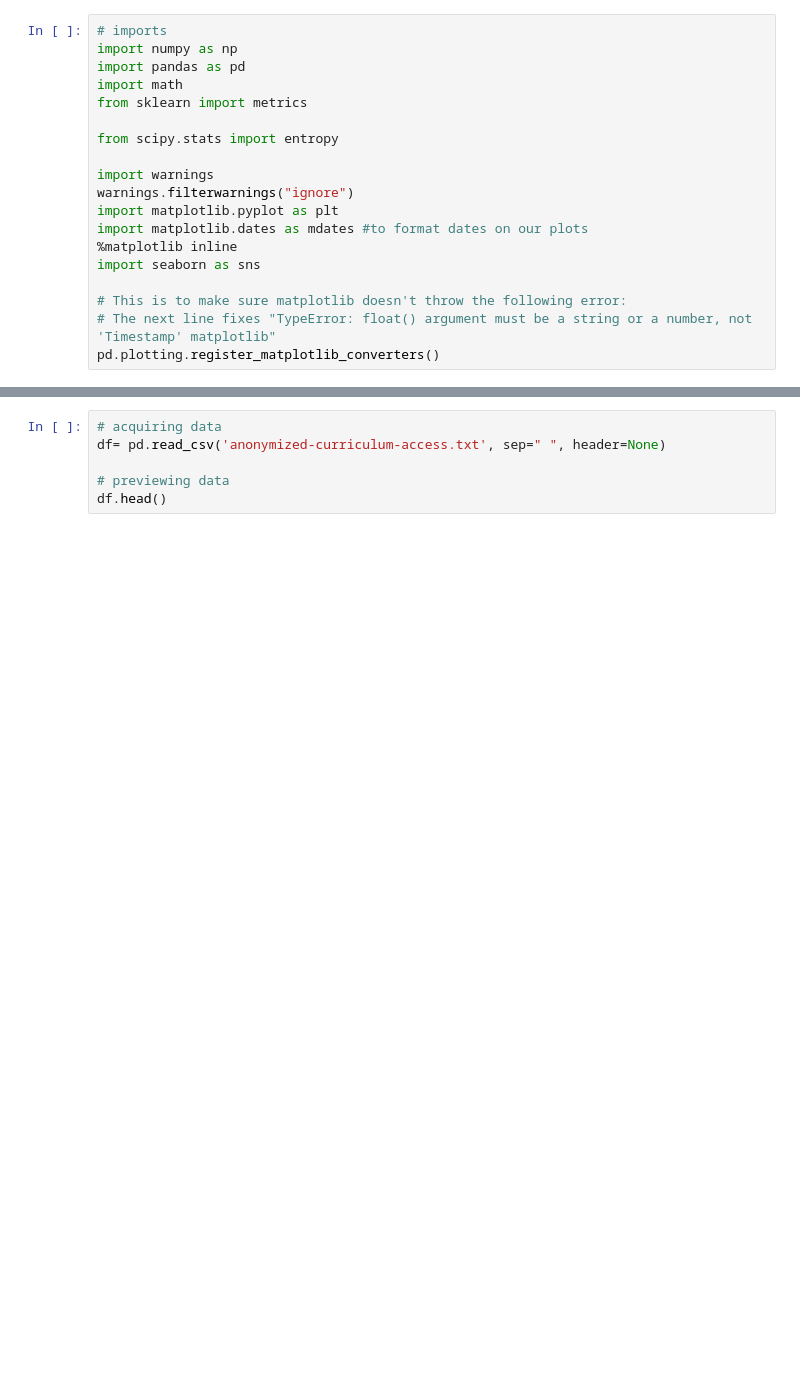
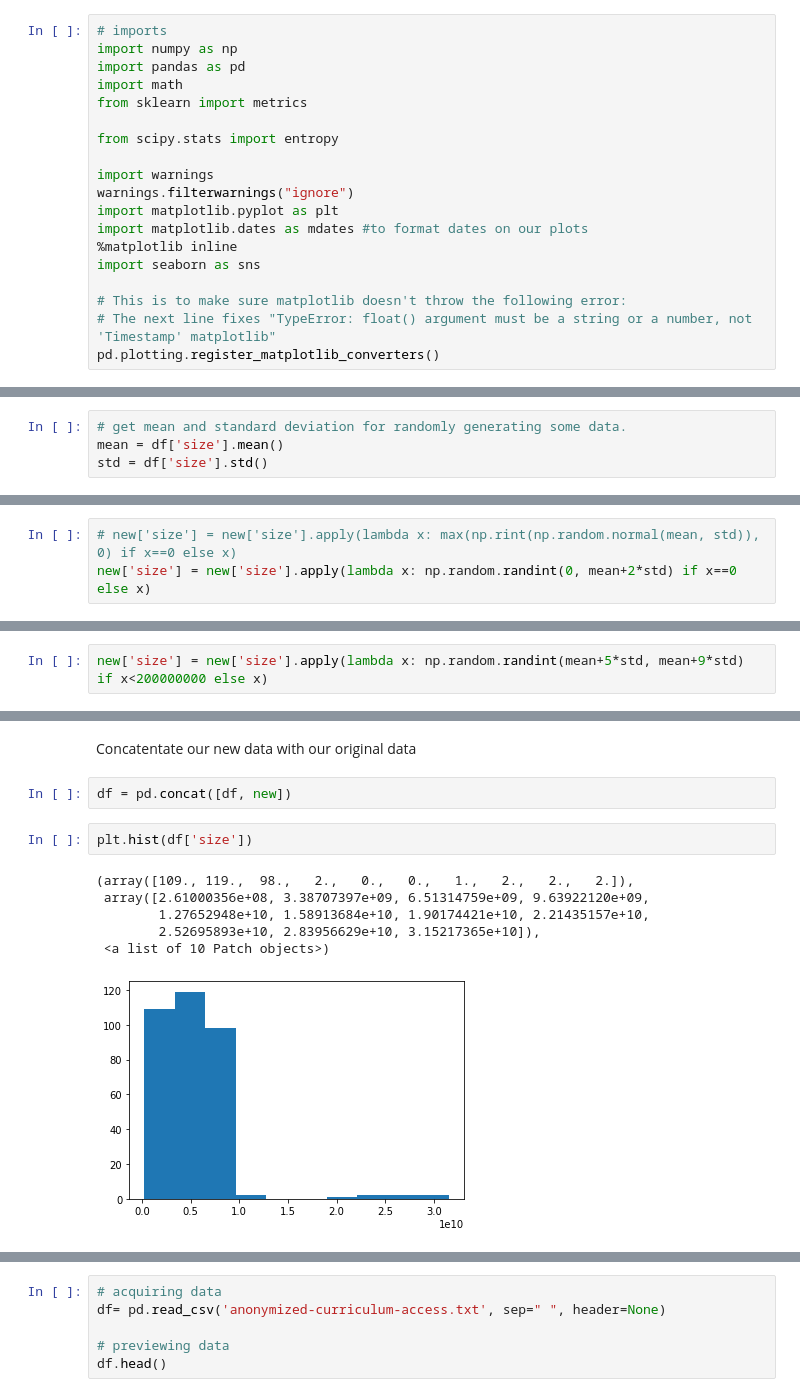
Before and after one commit to SamuelD-Data/anomaly-detection-exercises, a Jupyter notebook: time_series_anomaly_detection.ipynb, the cells around one changed output, grey strips where cells are left out. Drawn from its saved outputs; the diff is of its cells as text; blank space fills up the shorter version.

```diff
--- a/time_series_anomaly_detection.ipynb
+++ b/time_series_anomaly_detection.ipynb
@@ -19,0 +120,4 @@ pd.plotting.register_matplotlib_converters()
+# %%
+# get mean and standard deviation for randomly generating some data.
+mean = df['size'].mean()
+std = df['size'].std()
@@ -19,0 +126,3 @@ pd.plotting.register_matplotlib_converters()
+# %%
+# new['size'] = new['size'].apply(lambda x: max(np.rint(np.random.normal(mean, std)), 0) if x==0 else x)
+new['size'] = new['size'].apply(lambda x: np.random.randint(0, mean+2*std) if x==0 else x)
@@ -19,0 +143,2 @@ pd.plotting.register_matplotlib_converters()
+# %%
+new['size'] = new['size'].apply(lambda x: np.random.randint(mean+5*std, mean+9*std) if x<200000000 else x)
@@ -19,0 +157,13 @@ pd.plotting.register_matplotlib_converters()
+# %% [markdown]
+Concatentate our new data with our original data
+# %%
+df = pd.concat([df, new])
+# %%
+plt.hist(df['size'])
+# %% [output]
+(array([109., 119.,  98.,   2.,   0.,   0.,   1.,   2.,   2.,   2.]),
+ array([2.61000356e+08, 3.38707397e+09, 6.51314759e+09, 9.63922120e+09,
+        1.27652948e+10, 1.58913684e+10, 1.90174421e+10, 2.21435157e+10,
+        2.52695893e+10, 2.83956629e+10, 3.15217365e+10]),
+ <a list of 10 Patch objects>)
+[figure, added]
```
Also changed, not shown: parts of 44 cells of this notebook.
